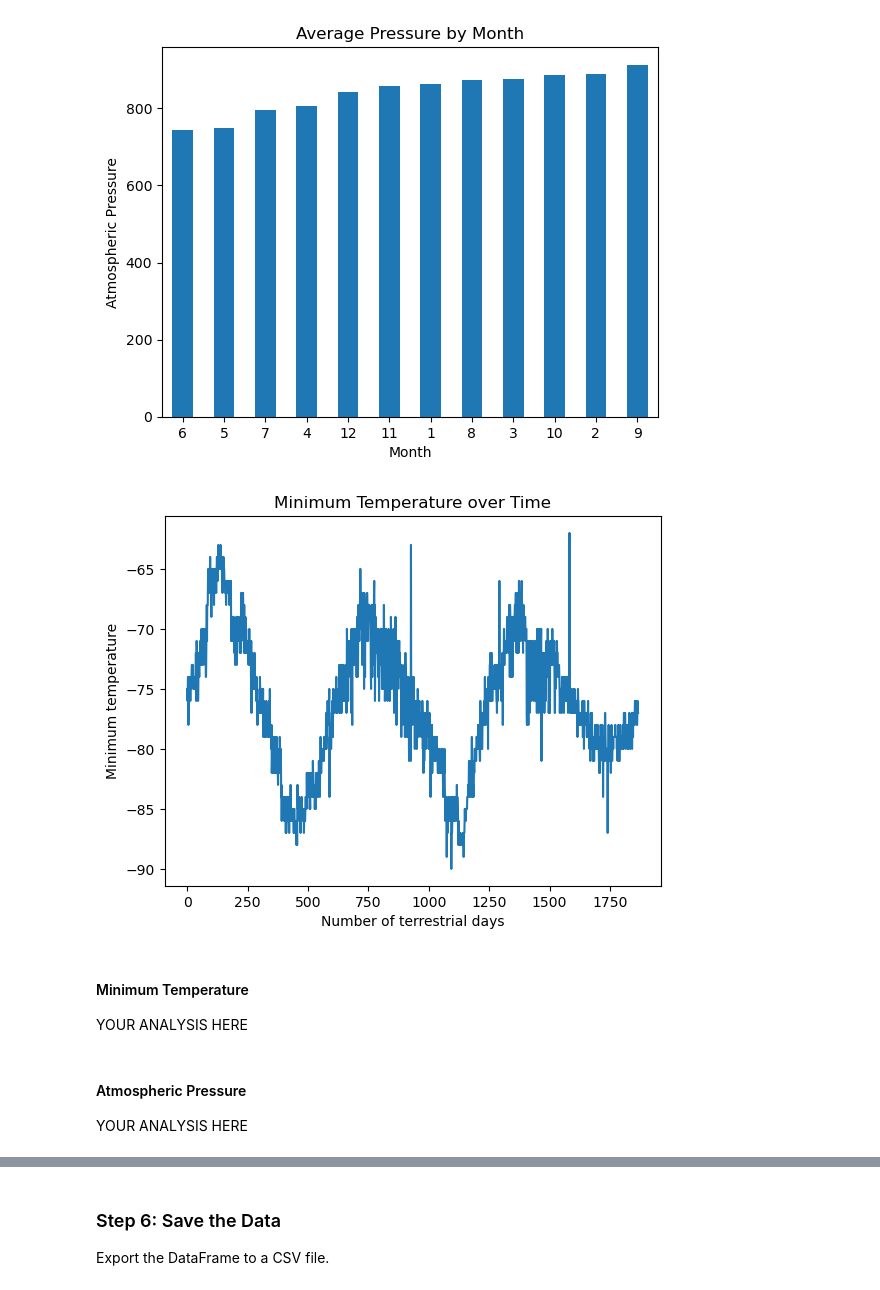
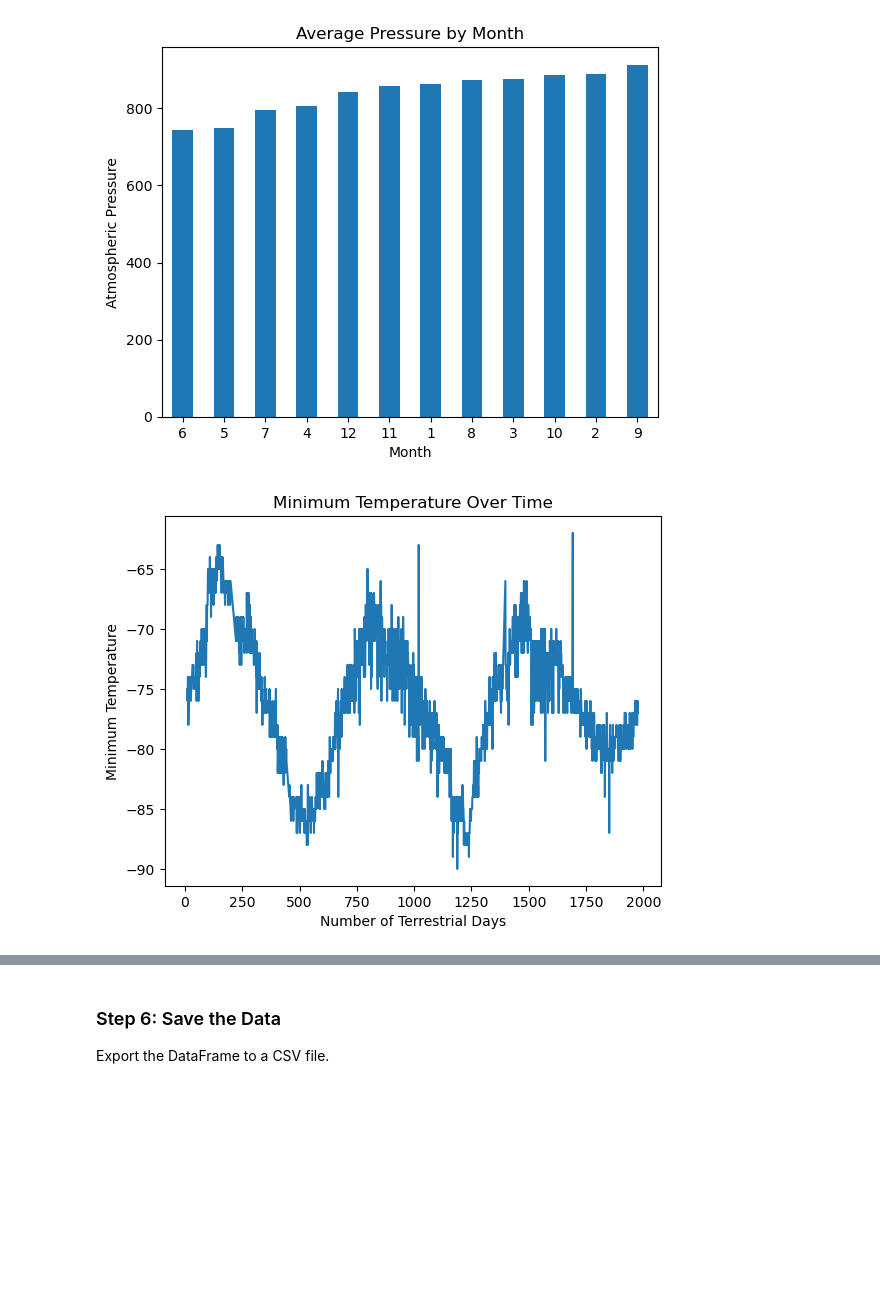
Before and after one commit to cmaijala/web-scraping-challenge, a Jupyter notebook: MarsNews/part_2_mars_weather.ipynb, the cells around one changed output, grey strips where cells are left out. Cells and saved outputs as stored; diff of their text form; code cells hidden in the pictures; blank space fills up the shorter version.

```diff
--- a/MarsNews/part_2_mars_weather.ipynb
+++ b/MarsNews/part_2_mars_weather.ipynb
@@ -220,13 +240,17 @@ plt.show()
 # %%
 # 5. How many terrestrial (Earth) days are there in a Martian year?
 # Visually estimate the result by plotting the daily minimum temperature of each observation in the data set.
+
+
+# Plot the daily minimum temperature
+plt.plot(df["sol"], df["min_temp"])
+
+# Customize the plot
+plt.title("Minimum Temperature Over Time")
+plt.xlabel("Number of Terrestrial Days")
+plt.ylabel("Minimum Temperature")
+
+# Display the plot
+plt.show()
 # %% [output]
-[figure, old version]
+[figure, new version]
-# %% [markdown]
-#### Minimum Temperature
-
-YOUR ANALYSIS HERE
-# %% [markdown]
-#### Atmospheric Pressure
-
-YOUR ANALYSIS HERE
```
Also changed, not shown: parts of 9 cells of this notebook, 1 other file.
